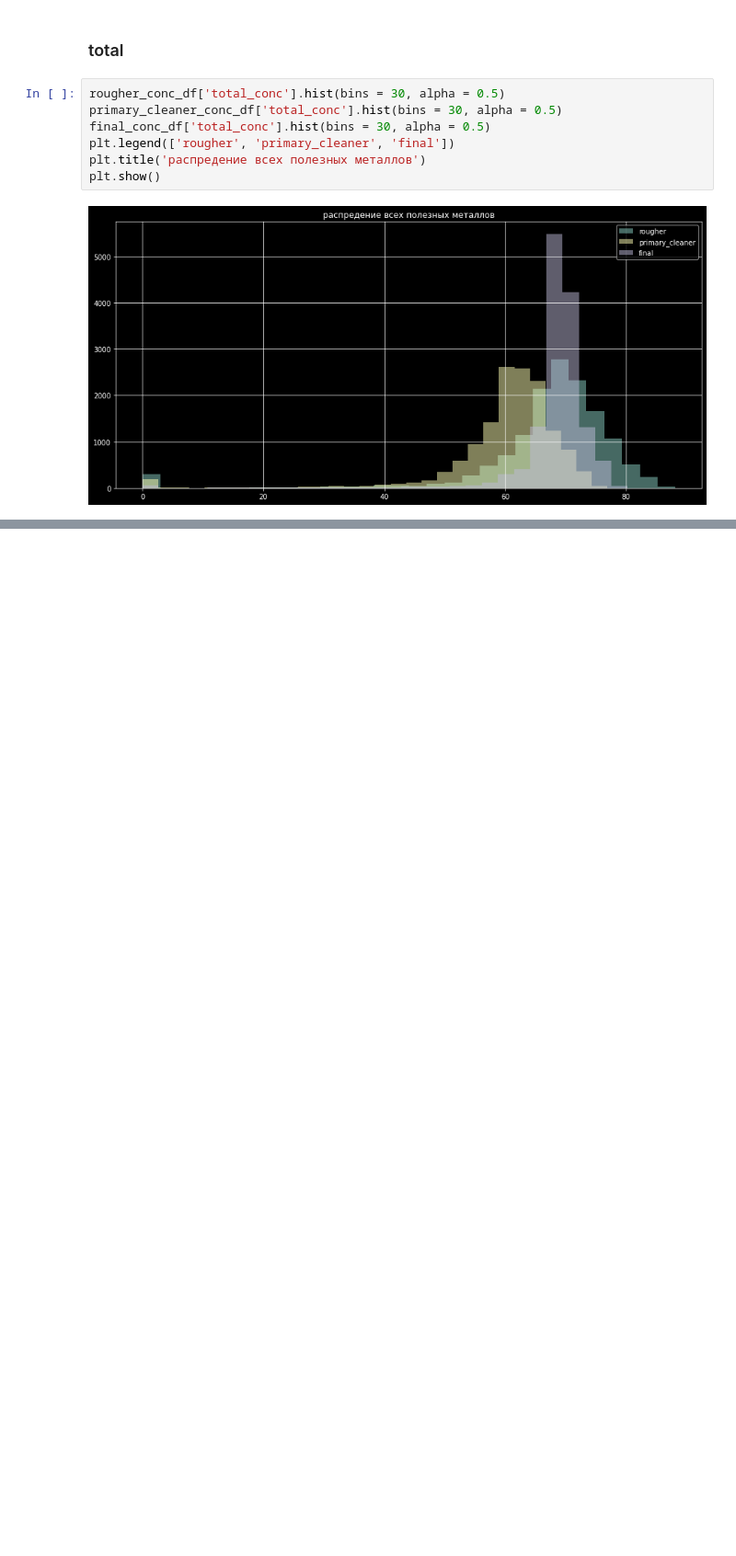
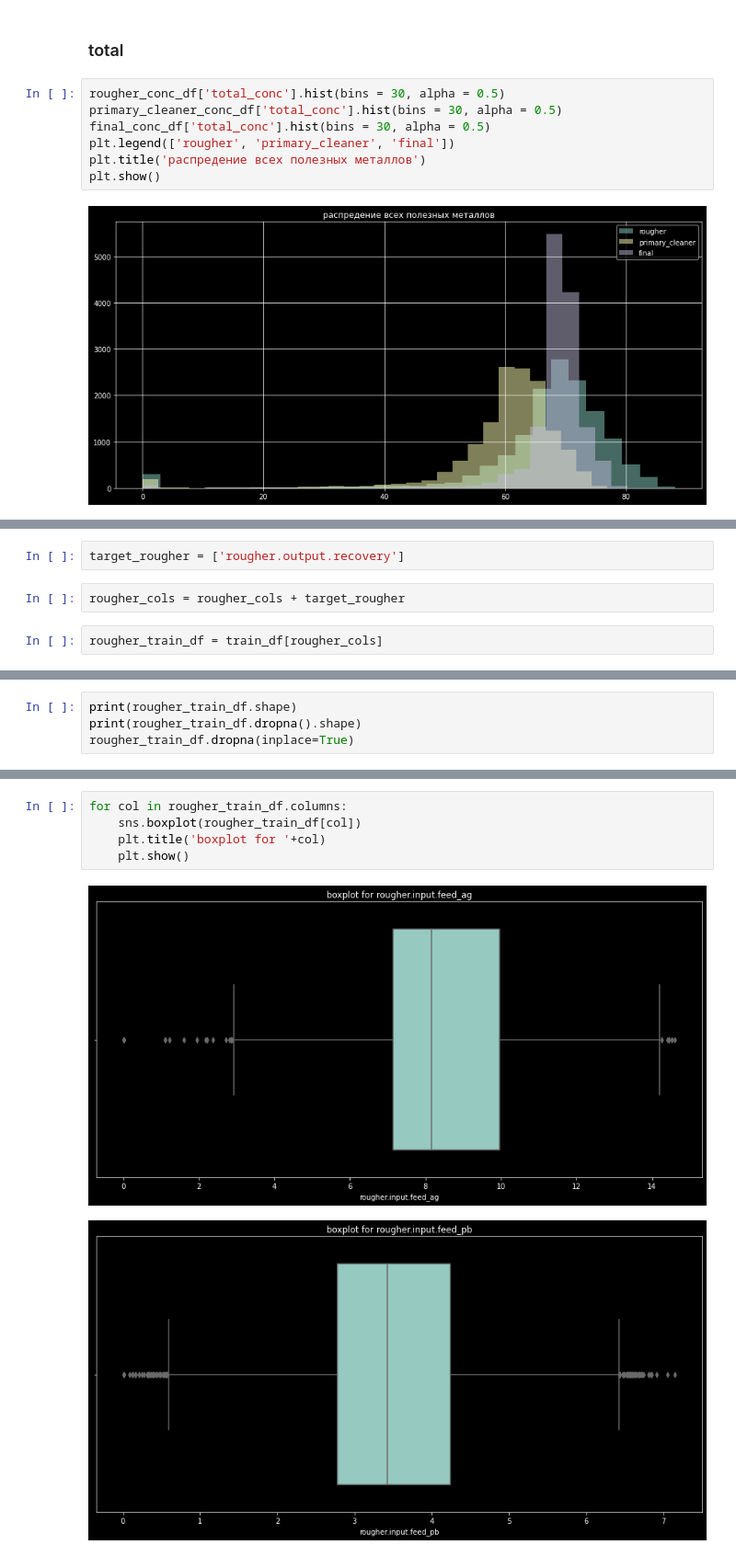
Before and after one commit to aabitokh/home_repo, a Jupyter notebook: YP_DS/gold_project/ntb.ipynb, the cells around one changed output, grey strips where cells are left out. Shown at 92% size. Cells and saved outputs as stored; diff of their text form; blank space fills up the shorter version.

```diff
--- a/YP_DS/gold_project/ntb.ipynb
+++ b/YP_DS/gold_project/ntb.ipynb
@@ -719,0 +556,6 @@ Learning rate set to 0.057559
+# %%
+target_rougher = ['rougher.output.recovery']
+# %%
+rougher_cols = rougher_cols + target_rougher
+# %%
+rougher_train_df = train_df[rougher_cols]
@@ -719,0 +579,4 @@ Learning rate set to 0.057559
+# %%
+print(rougher_train_df.shape)
+print(rougher_train_df.dropna().shape)
+rougher_train_df.dropna(inplace=True)
@@ -719,0 +606,8 @@ Learning rate set to 0.057559
+# %%
+for col in rougher_train_df.columns:
+    sns.boxplot(rougher_train_df[col])
+    plt.title('boxplot for '+col)
+    plt.show()
+# %% [output]
+[figure, added]
+[figure, added]
```
Also changed, not shown: parts of 67 cells of this notebook.
